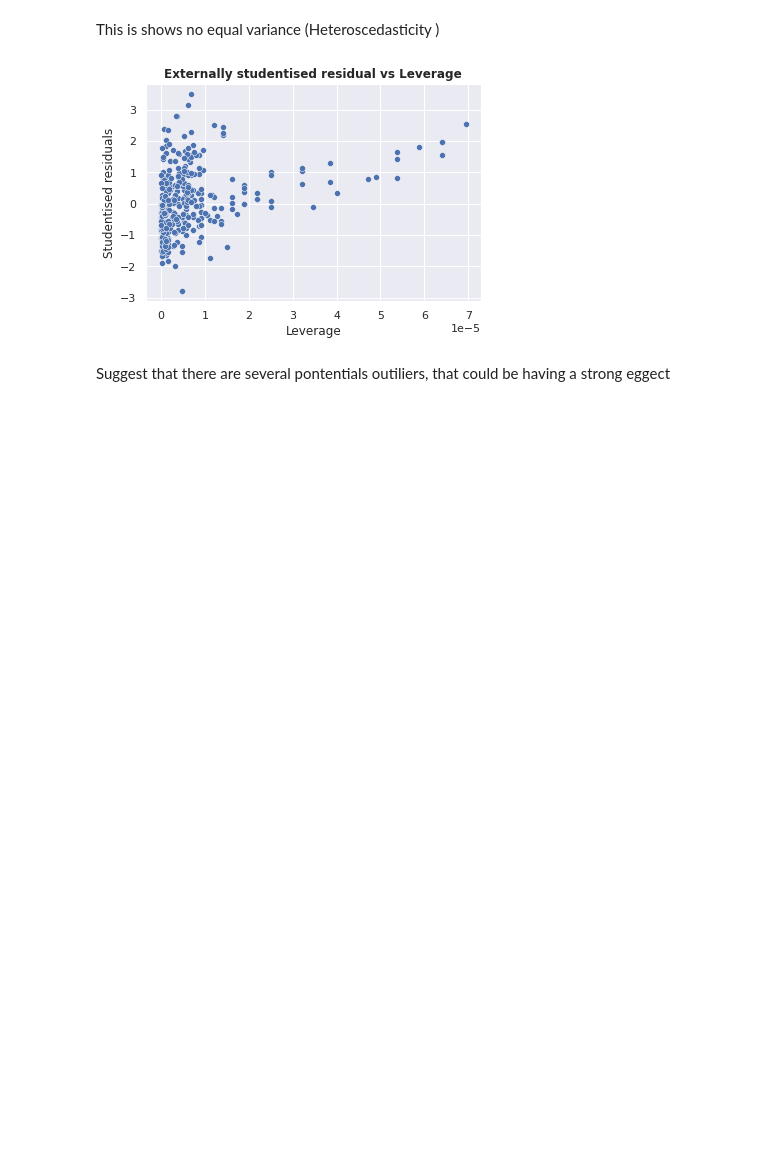
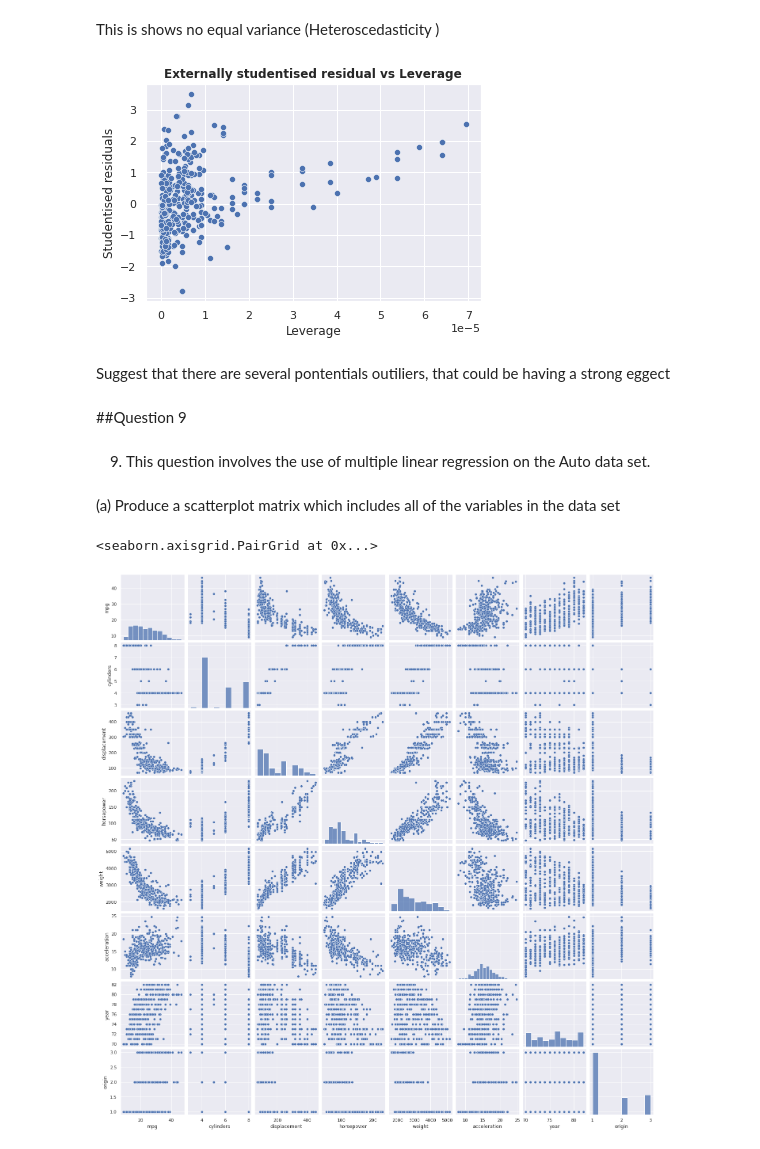
Before and after one commit to gabmac/ISL, a Jupyter notebook: Chapter3_exercises.ipynb, the cells around one changed output. Saved outputs shown, nothing was run; the diff lists cells and outputs as text; code cells hidden in the pictures; blank space fills up the shorter version.

```diff
--- a/Chapter3_exercises.ipynb
+++ b/Chapter3_exercises.ipynb
@@ -354,3 +354,14 @@ plt.title('Externally studentised residual vs Leverage', fontweight='bold');
 [figure]
 # %% [markdown]
 Suggest that there are several pontentials outiliers, that could be having a strong eggect
+# %% [markdown]
+##Question 9
+# %% [markdown]
+9. This question involves the use of multiple linear regression on the Auto data set.
+# %% [markdown]
+(a) Produce a scatterplot matrix which includes all of the variables in the data set
+# %%
+sns.pairplot(dfAuto)
+# %% [output]
+<seaborn.axisgrid.PairGrid at 0x...>
+[figure, added]
```
Also changed, not shown: parts of 12 cells of this notebook.
